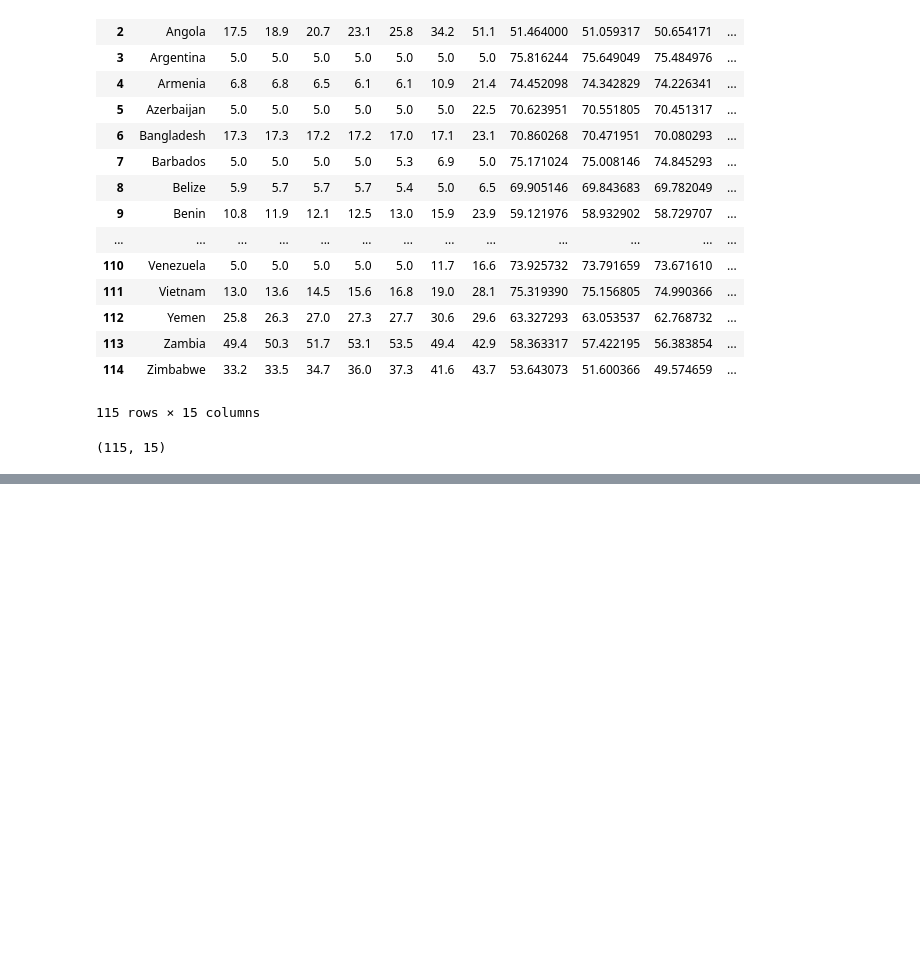
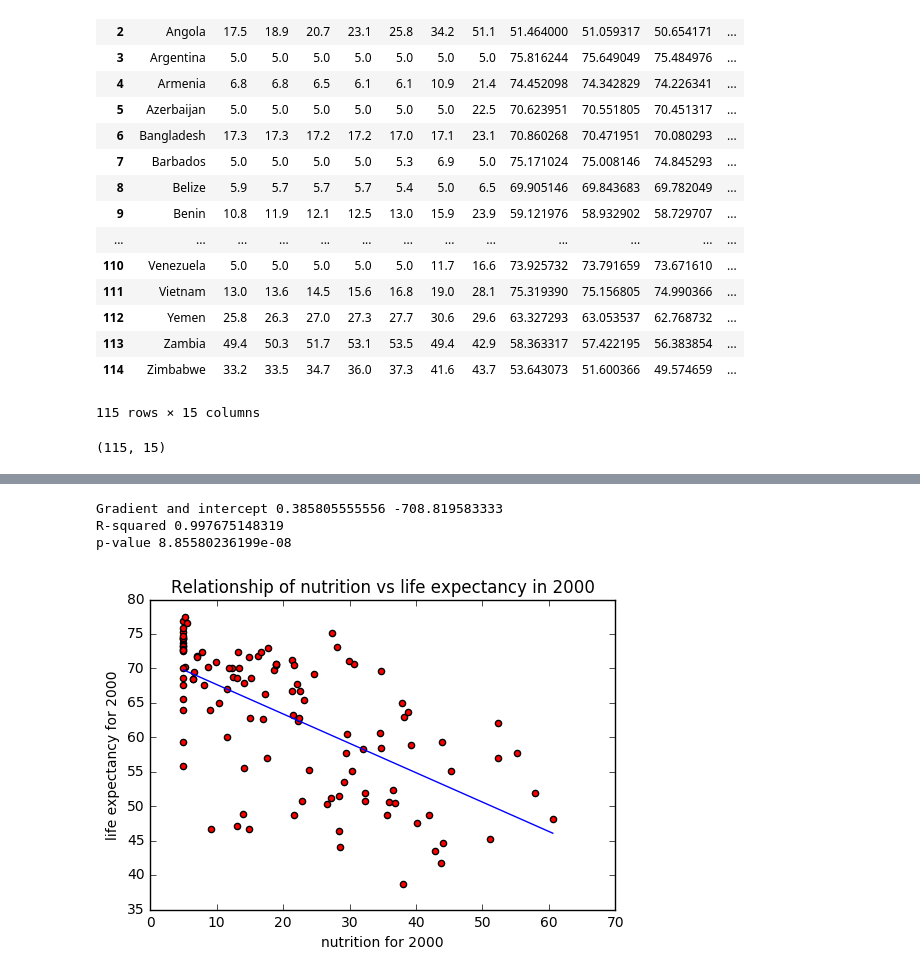
Before and after one commit to UW-Biol419-Wi2017/Life-expectancy-Final-project, a Jupyter notebook: Untitled.ipynb, the cells around one changed output, grey strips where cells are left out. Drawn from its saved outputs; the diff is of its cells as text; code cells hidden in the pictures; blank space fills up the shorter version.

Commit message:
R squared calculated

```diff
--- a/Untitled.ipynb
+++ b/Untitled.ipynb
@@ -210,0 +103,23 @@ The standard deviation of life expectancy of 2012 is 8.055847593485318
+# %%
+import numpy as np
+import matplotlib.pyplot as plt
+%matplotlib inline
+
+_2000= new.iloc[:,7]
+_2000L= new.iloc[:,14]
+plt.scatter(_2000.dropna(), _2000L.dropna(), c= 'red')
+plt.title('Relationship of nutrition vs life expectancy in 2000')
+plt.xlabel('nutrition for 2000')
+plt.ylabel('life expectancy for 2000')
+plt.plot(np.unique(_2000), np.poly1d(np.polyfit(_2000, _2000L, 1))(np.unique(_2000)))
+
+from scipy import stats
+gradient, intercept, r_value, p_value, std_err = stats.linregress(x,y)
+print("Gradient and intercept", gradient, intercept)
+print("R-squared",r_value**2)
+print("p-value",p_value)
+# %% [output]
+Gradient and intercept 0.385805555556 -708.819583333
+R-squared 0.997675148319
+p-value 8.85580236199e-08
+[figure, added]
```
Also changed, not shown: parts of 9 cells of this notebook.
